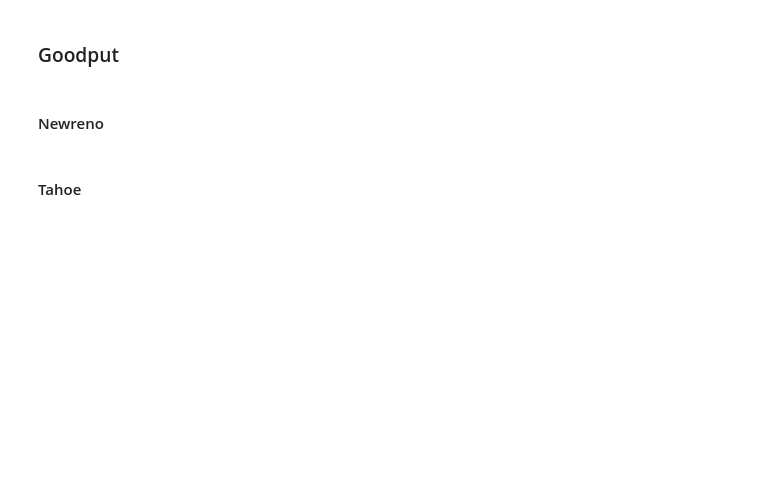
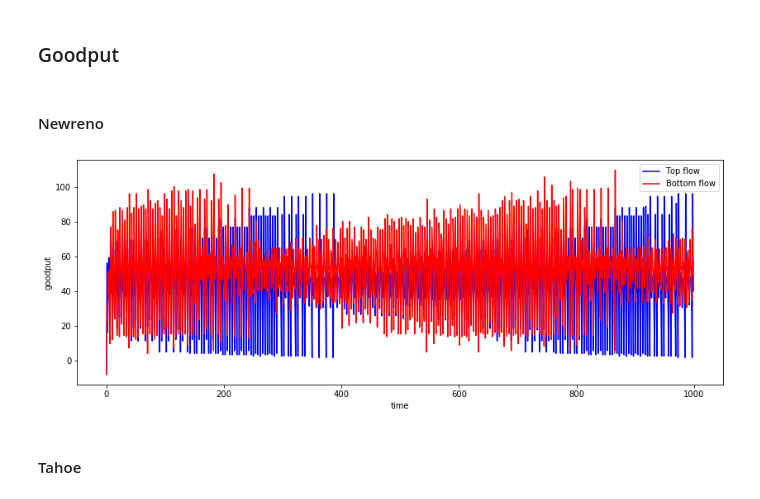
Before and after one commit to armanr99/NS2-TCP-Congestion-Control, a Jupyter notebook: congestion.ipynb, the cells around one changed output. Saved outputs shown, nothing was run; the diff lists cells and outputs as text; code cells hidden in the pictures; blank space fills up the shorter version.

```diff
--- a/congestion.ipynb
+++ b/congestion.ipynb
@@ -122,2 +113,6 @@ new_reno_simulator.plot_goodput()
+# %%
+new_reno_simulator.plot_data(GOODPUT_DATA_NAME)
+# %% [output]
+[figure, added]
 # %% [markdown]
 #### Tahoe
```
Also changed, not shown: parts of 22 cells of this notebook.
